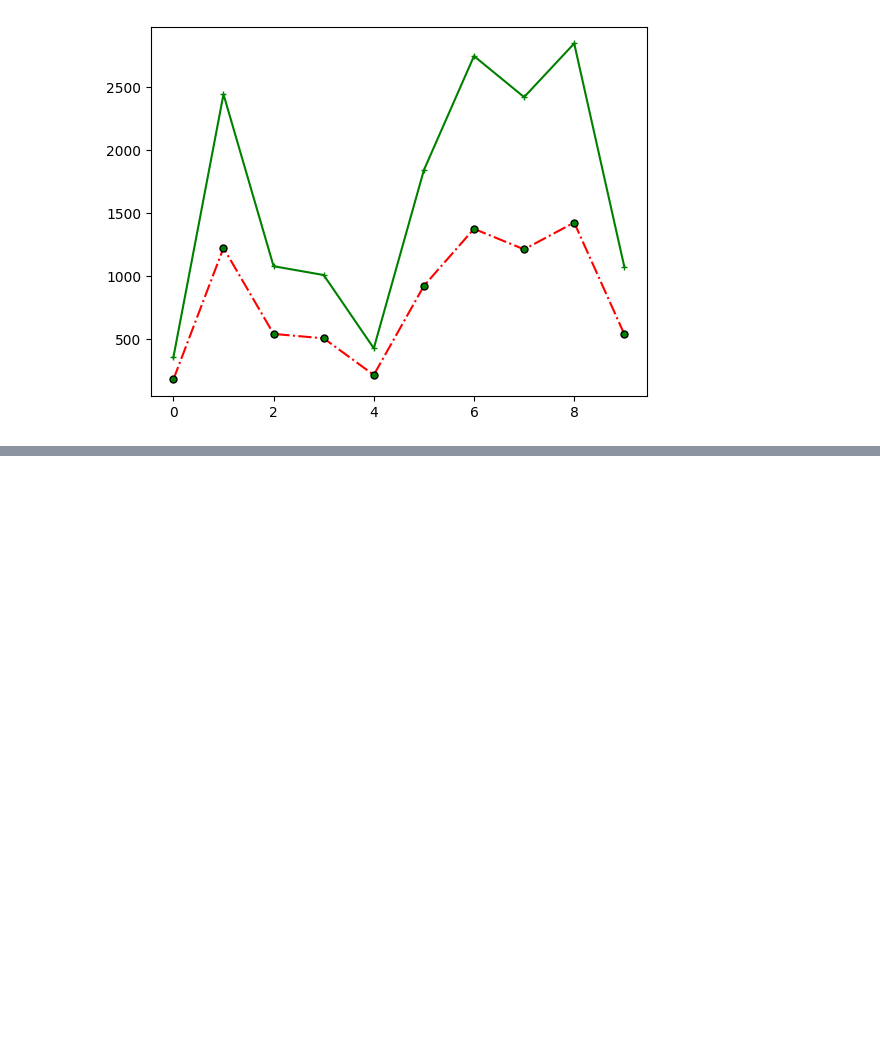
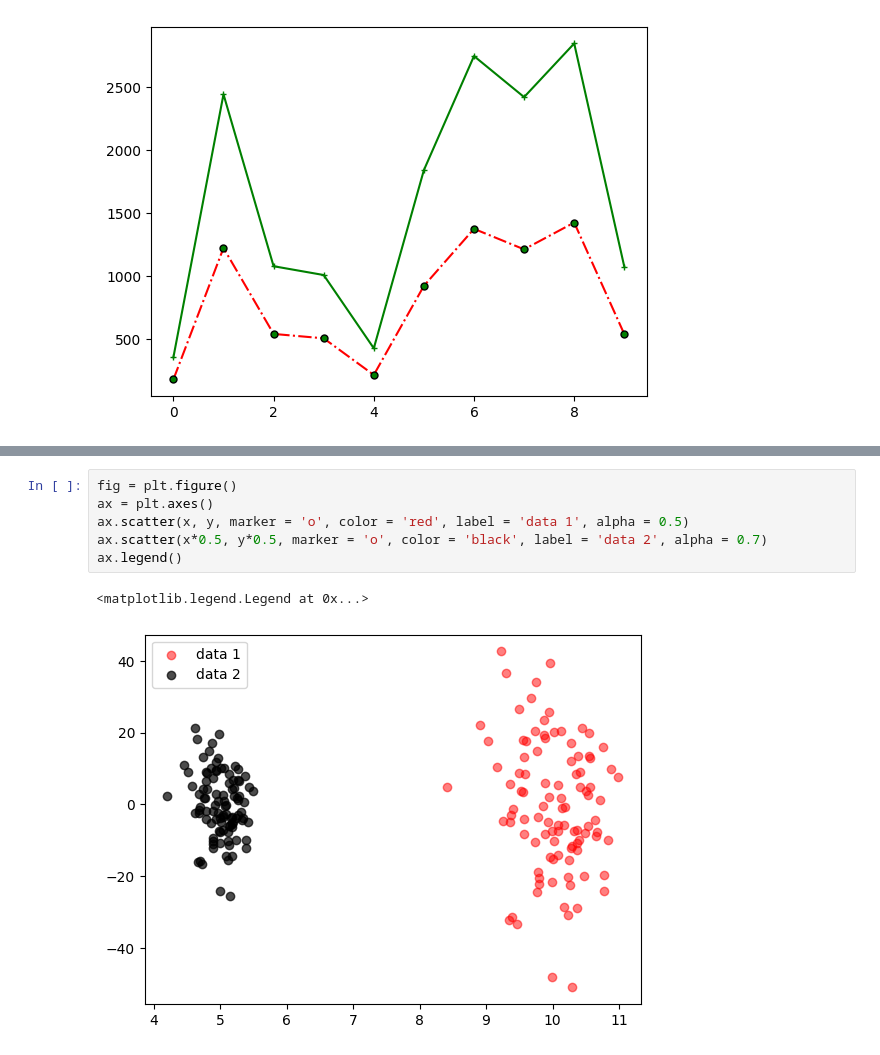
Before and after one commit to wesleyc00/analise-de-dados-pandas, a Jupyter notebook: Script_Py_Analise_Dados.ipynb, the cells around one changed output, grey strips where cells are left out. Drawn from its saved outputs; the diff is of its cells as text; blank space fills up the shorter version.

```diff
--- a/Script_Py_Analise_Dados.ipynb
+++ b/Script_Py_Analise_Dados.ipynb
@@ -38,0 +60,9 @@ plt.plot(y, color = 'red', marker = 'o', ms = 5, mec = 'k', markerfacecolor = 'g
+# %%
+fig = plt.figure()
+ax = plt.axes()
+ax.scatter(x, y, marker = 'o', color = 'red', label = 'data 1', alpha = 0.5)
+ax.scatter(x*0.5, y*0.5, marker = 'o', color = 'black', label = 'data 2', alpha = 0.7)
+ax.legend()
+# %% [output]
+<matplotlib.legend.Legend at 0x...>
+[figure, added]
```
Also changed, not shown: parts of 3 cells of this notebook.
